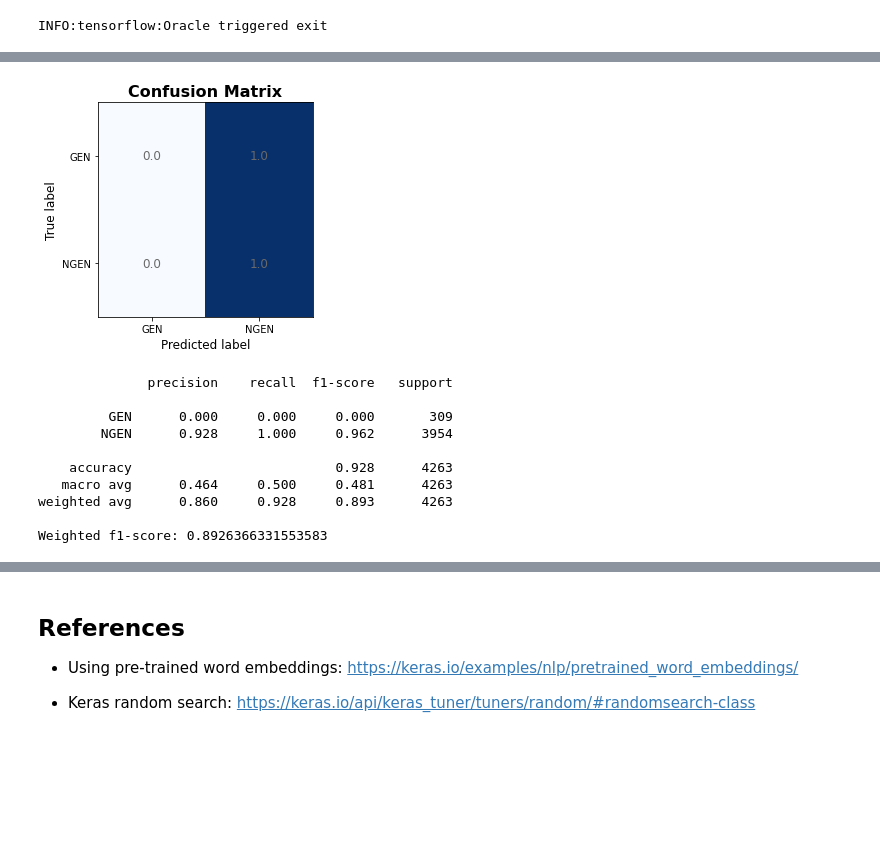
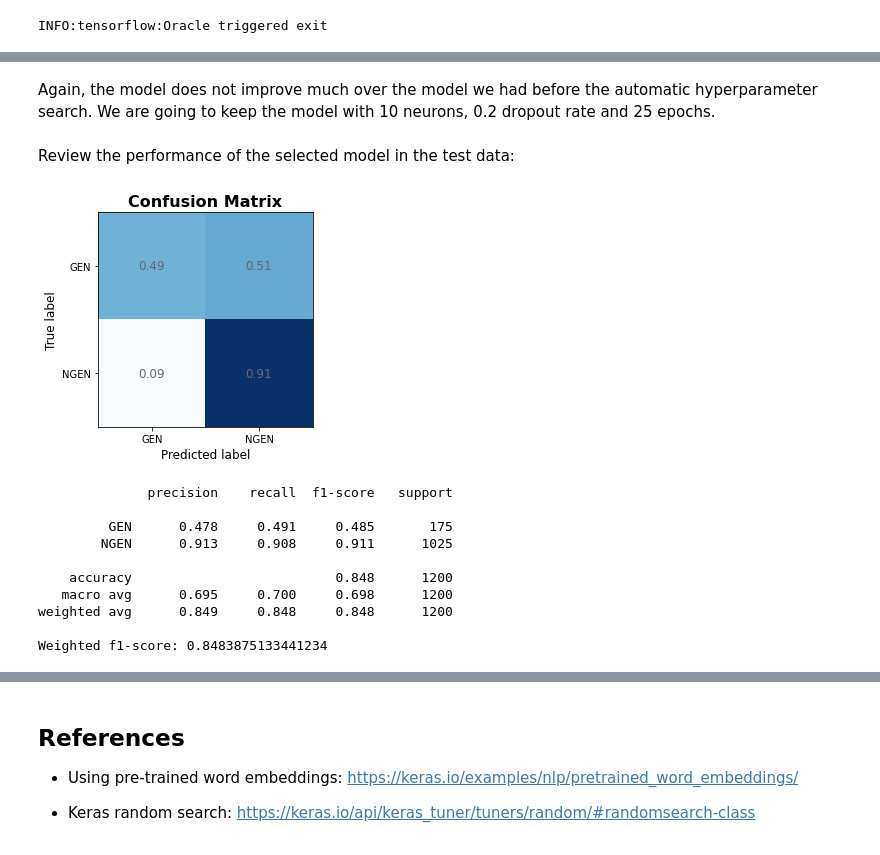
Before and after one commit to ipietri/w266_Final_Project, a Jupyter notebook: notebooks/TRAC2-Baseline-Models.ipynb, the cells around one changed output, grey strips where cells are left out. Drawn from its saved outputs; the diff is of its cells as text; code cells hidden in the pictures; blank space fills up the shorter version.

Commit message:
fix overfitting and loss function task B

```diff
--- a/notebooks/TRAC2-Baseline-Models.ipynb
+++ b/notebooks/TRAC2-Baseline-Models.ipynb
@@ -160,3 +203,16 @@ test_labels = np.array(test_labels_a['Sub-task A'])
+# %%
+# encode labels
+
+# Sub-Task A - [CAG,NAG,OAG]
+train_labels_a_enc = to_one_hot_labels(train_labels_a)
+dev_labels_a_enc = to_one_hot_labels(dev_labels_a)
+test_labels_a_enc = to_one_hot_labels(test_labels_a)
+
+# Sub-Task B
+# encode the labels. As this is a binary classification we use binary labels 0:NGEN, 1:GEN
+train_labels_b_enc = to_binary_labels(train_labels_b, classes_list=['NGEN', 'GEN'])
+dev_labels_b_enc = to_binary_labels(dev_labels_b, classes_list=['NGEN', 'GEN'])
+test_labels_b_enc = to_binary_labels(test_labels_b, classes_list=['NGEN', 'GEN'])
 # %%
 # load pre-trained word embeddings. In this case Glove
 # This is commented out to avoid downloading it again
@@ -713,0 +872,8 @@ Text(0.5, 1.0, 'Training and validation acccuracy- Sub-task B')
+# %%
+# compile the model
+# binary_crossentropy: loss function appropiate for binary classification
+# binary_accuracy: calculates how often predictions match binary labels.
+BOW_model_B.compile(loss='binary_crossentropy', optimizer='adam', metrics=['binary_accuracy', 'binary_crossentropy'])
+# %%
+# train the model and store the training history
+training_history = BOW_model_B.fit(train_input, train_labels_b_enc, validation_data=(dev_input, dev_labels_b_enc), epochs=25, verbose=0)
@@ -828,26 +1004,30 @@ training_history = BOW_model_B_optimized.fit(train_input,
+# %% [markdown]
+Again, the model does not improve much over the model we had before the automatic hyperparameter search. We are going to keep the model with 10 neurons, 0.2 dropout rate and 25 epochs.
+# %% [markdown]
+Review the performance of the selected model in the test data:
 # %%
-# Evaluate model on TRAINING data
+# Now we can evaluate the optimized model on the TEST data.
 
-# predict labels using the training data
-pred_labels_train_b = from_prob_to_labels(BOW_model_B_optimized, train_input, 'B')
+# predict labels using the test data
+pred_labels_test_b = from_prob_to_labels(BOW_model_B, test_input, 'B')
 
-# create confusion matrix
-confusion_matrix_plot(BOW_model_B_optimized, train_input, train_labels_b, task='B', normalize='true')
+# Create confusion matrix
+confusion_matrix_plot(BOW_model_B, test_input, test_labels_b, task='B', normalize='true')
 
 # print the precision, recall, f1
-print(metrics.classification_report(train_labels_b, pred_labels_train_b, digits=3))
+print(metrics.classification_report(test_labels_b, pred_labels_test_b, digits=3))
 
 # print global weighted f-1 score
-print(f"Weighted f1-score: {metrics.f1_score(train_labels_b, pred_labels_train_b, pos_label=1, average='weighted')}")
+print(f"Weighted f1-score: {metrics.f1_score(test_labels_b, pred_labels_test_b, pos_label=1, average='weighted')}")
 # %% [output]
-[figure, old version]
+[figure, new version]
               precision    recall  f1-score   support
 
-         GEN      0.000     0.000     0.000       309
-        NGEN      0.928     1.000     0.962      3954
+         GEN      0.478     0.491     0.485       175
+        NGEN      0.913     0.908     0.911      1025
 
-    accuracy                          0.928      4263
-   macro avg      0.464     0.500     0.481      4263
-weighted avg      0.860     0.928     0.893      4263
+    accuracy                          0.848      1200
+   macro avg      0.695     0.700     0.698      1200
+weighted avg      0.849     0.848     0.848      1200
 
-Weighted f1-score: 0.8926366331553583
+Weighted f1-score: 0.8483875133441234
```
Also changed, not shown: parts of 118 cells of this notebook.
